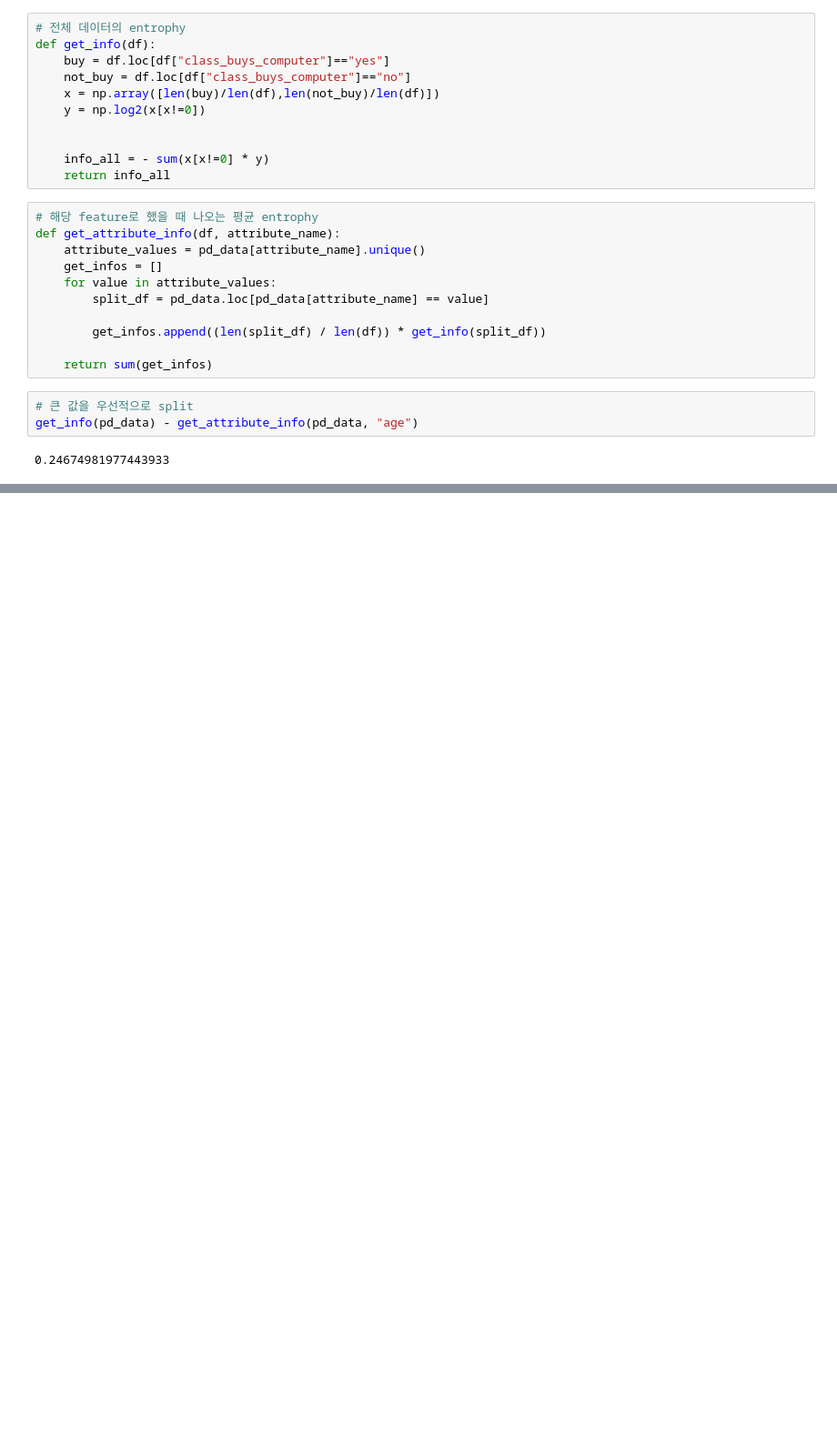
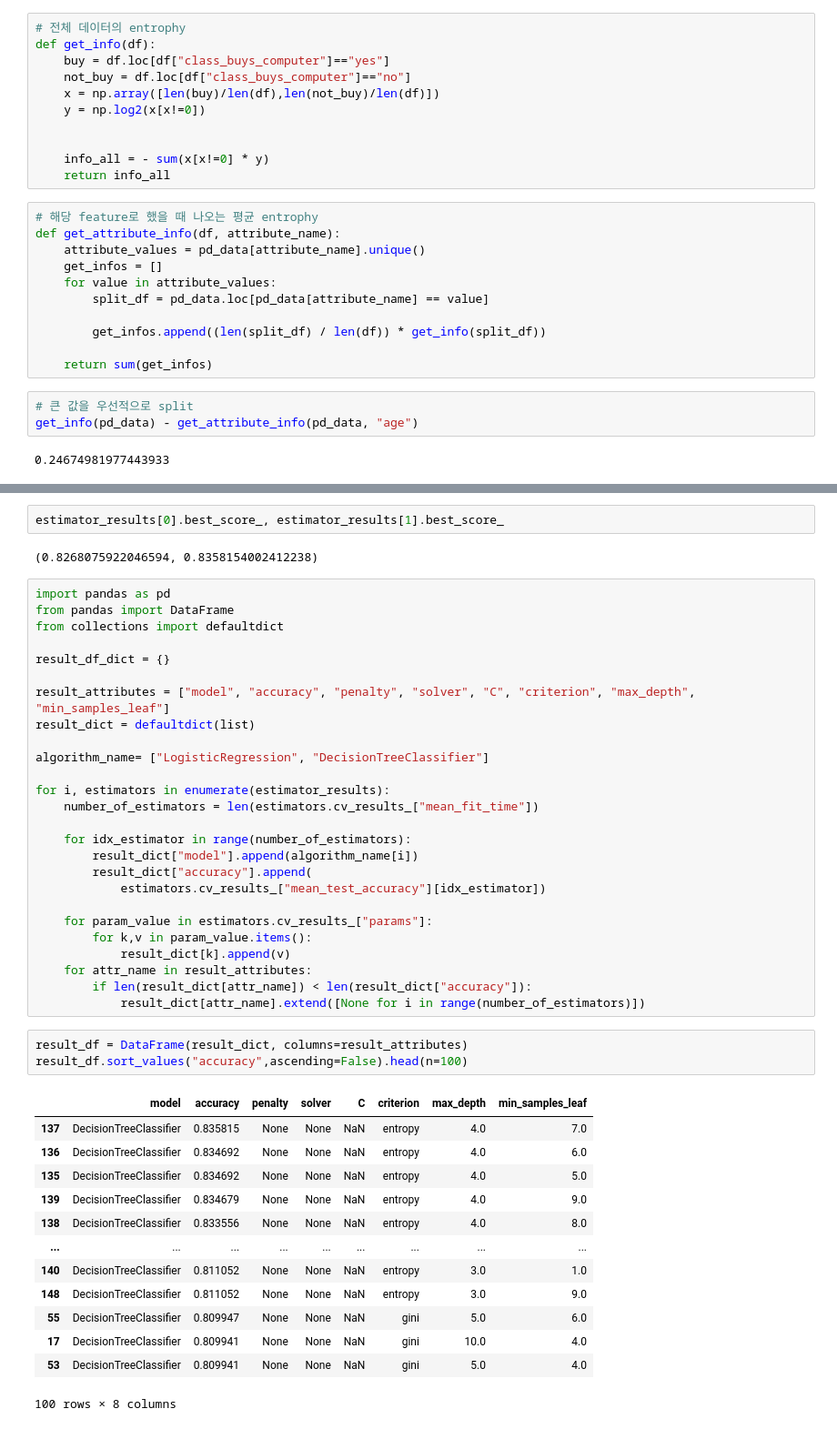
Before and after one commit to jsw6872/DataScience-ML-Spring, a Jupyter notebook: teamlabxinflearn/week_14/DT/dt.ipynb, the cells around one changed output, grey strips where cells are left out. Shown at 91% size. Drawn from its saved outputs; the diff is of its cells as text; blank space fills up the shorter version.

```diff
--- a/teamlabxinflearn/week_14/DT/dt.ipynb
+++ b/teamlabxinflearn/week_14/DT/dt.ipynb
@@ -65,0 +304,47 @@ get_info(pd_data) - get_attribute_info(pd_data, "age")
+# %%
+estimator_results[0].best_score_, estimator_results[1].best_score_
+# %% [output]
+(0.8268075922046594, 0.8358154002412238)
+# %%
+import pandas as pd
+from pandas import DataFrame
+from collections import defaultdict
+
+result_df_dict = {}
+
+result_attributes = ["model", "accuracy", "penalty", "solver", "C", "criterion", "max_depth", "min_samples_leaf"]
+result_dict = defaultdict(list)
+
+algorithm_name= ["LogisticRegression", "DecisionTreeClassifier"]
+
+for i, estimators in enumerate(estimator_results):
+    number_of_estimators = len(estimators.cv_results_["mean_fit_time"])
+
+    for idx_estimator in range(number_of_estimators):
+        result_dict["model"].append(algorithm_name[i])
+        result_dict["accuracy"].append(
+            estimators.cv_results_["mean_test_accuracy"][idx_estimator])
+
+    for param_value in estimators.cv_results_["params"]:
+        for k,v in param_value.items():
+            result_dict[k].append(v)
+    for attr_name in result_attributes:
+        if len(result_dict[attr_name]) < len(result_dict["accuracy"]):
+            result_dict[attr_name].extend([None for i in range(number_of_estimators)])
+# %%
+result_df = DataFrame(result_dict, columns=result_attributes)
+result_df.sort_values("accuracy",ascending=False).head(n=100)
+# %% [output]
+|  | model | accuracy | penalty | solver | C | criterion | max_depth | min_samples_leaf |
+| 137 | DecisionTreeClassifier | 0.835815 | None | None | NaN | entropy | 4.0 | 7.0 |
+| 136 | DecisionTreeClassifier | 0.834692 | None | None | NaN | entropy | 4.0 | 6.0 |
+| 135 | DecisionTreeClassifier | 0.834692 | None | None | NaN | entropy | 4.0 | 5.0 |
+| 139 | DecisionTreeClassifier | 0.834679 | None | None | NaN | entropy | 4.0 | 9.0 |
+| 138 | DecisionTreeClassifier | 0.833556 | None | None | NaN | entropy | 4.0 | 8.0 |
+| ... | ... | ... | ... | ... | ... | ... | ... | ... |
+| 140 | DecisionTreeClassifier | 0.811052 | None | None | NaN | entropy | 3.0 | 1.0 |
+| 148 | DecisionTreeClassifier | 0.811052 | None | None | NaN | entropy | 3.0 | 9.0 |
+| 55 | DecisionTreeClassifier | 0.809947 | None | None | NaN | gini | 5.0 | 6.0 |
+| 17 | DecisionTreeClassifier | 0.809941 | None | None | NaN | gini | 10.0 | 4.0 |
+| 53 | DecisionTreeClassifier | 0.809941 | None | None | NaN | gini | 5.0 | 4.0 |
+100 rows × 8 columns
```
Also changed, not shown: parts of 38 cells of this notebook, 1 other file.
